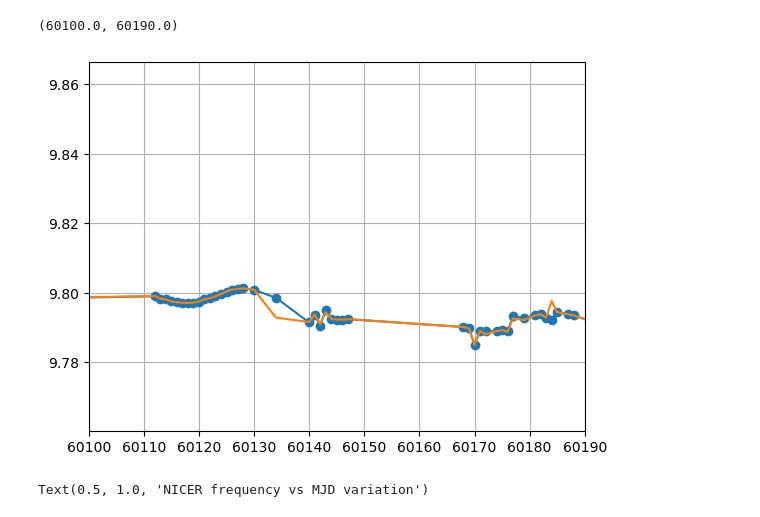
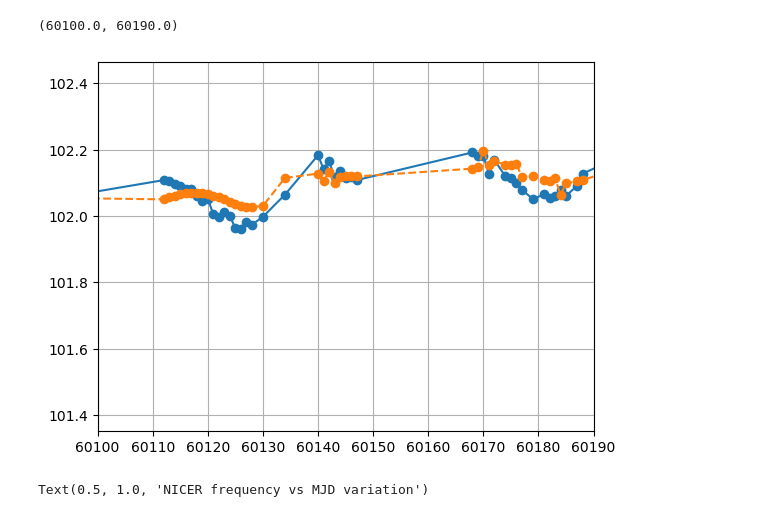
Before and after one commit to supremeKAI40/ULXP_thesis_analysis, a Jupyter notebook: nicer/nb_period_reporting.ipynb, the cells around one changed output. Saved outputs shown, nothing was run; the diff lists cells and outputs as text; code cells hidden in the pictures.

Commit message:
adding orbital correction codes and period reporting results

```diff
--- a/nicer/nb_period_reporting.ipynb
+++ b/nicer/nb_period_reporting.ipynb
@@ -8,7 +8,7 @@ import matplotlib.pyplot as plt
 # hdul=fits.open("/home/supremekai/thesis/J0243_6p6124/nicer/reduced_output/6050390254/ni6050390254_cl_night_barycorrmpu7_sr_night.lc")
 # hdul[0].header
 # %%
-df=pd.read_csv('all_lc_periods_just_trial.txt',sep='\t')
+df=pd.read_csv('all_lc_periods_lc_files_bary_orbit_piexpiex.txt',sep='\t')
 df_sorted = df.sort_values(by='TSTARTI')
 date=df_sorted['TSTARTI']
 period=df_sorted['Period']
@@ -23,13 +23,13 @@ freqerr1=freq1*(stddev1/period1)
 # %%
 freq=1000/period
 # %%
-plt.plot(date+40000,period,'-o')
+plt.plot(date+40000,freq,'-o')
 plt.grid()
-plt.plot(date1+40000,period1)
+plt.plot(date1+40000,freq1,'--o')
 plt.xlim(60100,60190)
 # %% [output]
 (60100.0, 60190.0)
-[figure, old version]
+[figure, new version]
 # %%
 plt.errorbar(date1+40000,freq1,yerr=freqerr1,fmt='o', ecolor='r', capsize=3, markersize=4,markeredgewidth=0.2)
 plt.xlim(60100,60200)
```
Also changed, not shown: parts of 13 cells of this notebook, 11 other files.
